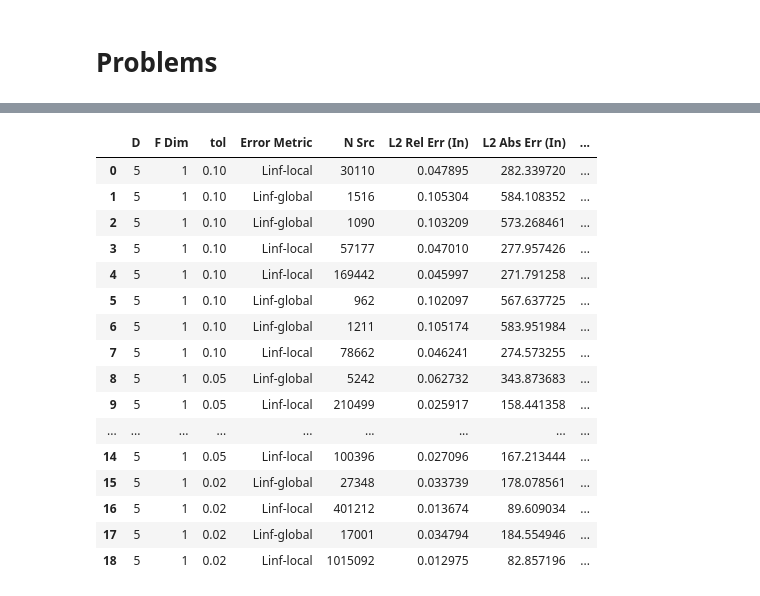
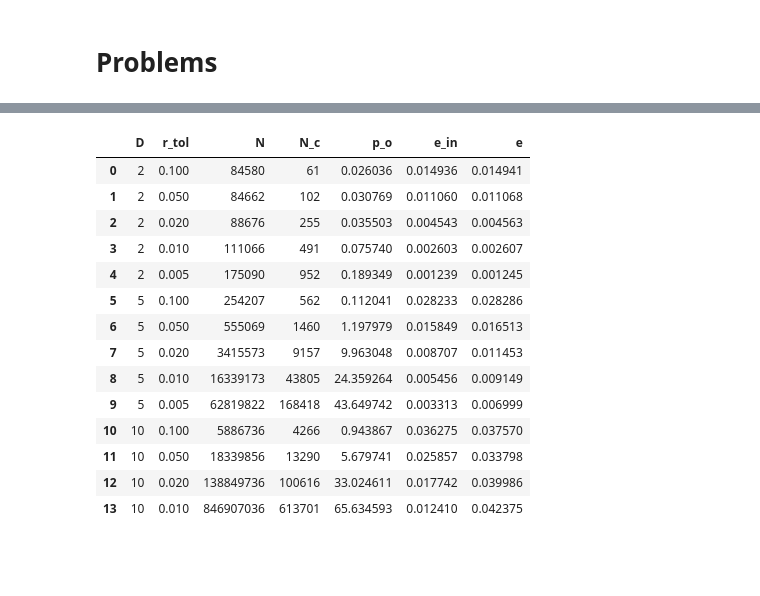
Before and after one commit to ut-padas/affini, a Jupyter notebook: ics26_eda.ipynb, the cells around one changed output, grey strips where cells are left out. Saved outputs shown, nothing was run; the diff lists cells and outputs as text; code cells hidden in the pictures; blank space fills up the shorter version.

```diff
--- a/ics26_eda.ipynb
+++ b/ics26_eda.ipynb
@@ -185,7 +183,7 @@ def plot_percentage_metrics(df, dim_col="dim"):
 # %% [markdown]
 # Problems
 # %%
-prob_dir = ICS26_DIR / "ics_rosenbrock_n_min_per_cluster"
+prob_dir = ICS26_DIR / "ics_anisotropic_quadratic"
 csv_path = prob_dir / "summary.csv"
 
 df_problem = pd.read_csv(csv_path)
@@ -245,56 +243,53 @@ else:
 # %%
 def get_renamed_df(df):
     rename_cols = {
         "dim": "D",
-        "f_dim": "F Dim",
-        "tol": "tol",
-        "ERROR_METRIC": "Error Metric",
-        "n_clusters": "N Src",
-        "in_l2_relative_error": "L2 Rel Err (In)",
-        "in_l2_abs_error": "L2 Abs Err (In)",
-        "in_ptwise_max_rel_error_linf": "Ptwise Max Rel L-inf Err (In)",
-        "in_ptwise_median_rel_error_linf": "Ptwise Median Rel L-inf Err (In)",
-        "out_l2_relative_error": "L2 Rel Err (Out)",
-        "out_l2_abs_error": "L2 Abs Err (Out)",
-        "out_ptwise_max_rel_error_linf": "Ptwise Max Rel L-inf Err (Out)",
-        "out_ptwise_median_rel_error_linf": "Ptwise Median Rel L-inf Err (Out)",
-        "perct_out": "% Out",
-        "perct_in_good": "% In-Good",
-        "perct_in_bad": "% In-Bad",
-        "n_out": "N Out",
-        "all_l2_relative_error": "L2 Rel Err (All)",
-        "all_l2_abs_error": "L2 Abs Err (All)",
-        "all_ptwise_max_rel_error_linf": "Ptwise Max Rel L-inf Err (All)",
-        "all_ptwise_median_rel_error_linf": "Ptwise Median Rel L-inf Err (All)",
-        "N_INIT_CLUSTERS": "Init Clusters",
-        "N_MIN_PER_CLUSTER": "Min Per Cluster",
-        "n_train": "N Train",
-        "n_test": "N Test",
-        "num_generated_pts": "N Generated Pts",
-        "total_f_evals": "Total F Evals",
+        "tol": "r_tol",
+        "total_f_evals": "N",
+        "n_clusters": "N_c",
+        "perct_out": "p_o",
+        "in_l2_relative_error": "e_in",
+        "all_l2_relative_error": "e",
+        # "perct_in_good": "% In-Good",
+        # "perct_in_bad": "% In-Bad",
+        # "in_ptwise_max_rel_error_linf": "Ptwise Max Rel L-inf Err (In)",
+        # "in_ptwise_median_rel_error_linf": "Ptwise Median Rel L-inf Err (In)",
+        # "out_l2_relative_error": "L2 Rel Err (Out)",
+        # "in_l2_abs_error": "L2 Abs Err (In)",
+        # "out_l2_abs_error": "L2 Abs Err (Out)",
+        # "out_ptwise_max_rel_error_linf": "Ptwise Max Rel L-inf Err (Out)",
+        # "out_ptwise_median_rel_error_linf": "Ptwise Median Rel L-inf Err (Out)",
+        # "n_out": "N Out",
+        # "ERROR_METRIC": "Error Metric",
+        # "all_l2_abs_error": "L2 Abs Err (All)",
+        # "all_ptwise_max_rel_error_linf": "Ptwise Max Rel L-inf Err (All)",
+        # "all_ptwise_median_rel_error_linf": "Ptwise Median Rel L-inf Err (All)",
+        # "N_INIT_CLUSTERS": "Init Clusters",
+        # "N_MIN_PER_CLUSTER": "Min Per Cluster",
+        # "n_train": "N Train",
+        # "n_test": "N Test",
+        # "num_generated_pts": "N Generated Pts",
     }
     df_renamed = df.rename(columns=rename_cols)[list(rename_cols.values())]
     return df_renamed
 
 
 # if "hessian_estimation" in prob_dir.name:
 display(get_renamed_df(df_problem))
-# get_renamed_df(df_problem).to_clipboard(index=False)
+get_renamed_df(df_problem).to_clipboard(index=False)
 # %% [output]
-|  | D | F Dim | tol | Error Metric | N Src | L2 Rel Err (In) | L2 Abs Err (In) | ... |
-| 0 | 5 | 1 | 0.10 | Linf-local | 30110 | 0.047895 | 282.339720 | ... |
-| 1 | 5 | 1 | 0.10 | Linf-global | 1516 | 0.105304 | 584.108352 | ... |
-| 2 | 5 | 1 | 0.10 | Linf-global | 1090 | 0.103209 | 573.268461 | ... |
-| 3 | 5 | 1 | 0.10 | Linf-local | 57177 | 0.047010 | 277.957426 | ... |
-| 4 | 5 | 1 | 0.10 | Linf-local | 169442 | 0.045997 | 271.791258 | ... |
-| 5 | 5 | 1 | 0.10 | Linf-global | 962 | 0.102097 | 567.637725 | ... |
-| 6 | 5 | 1 | 0.10 | Linf-global | 1211 | 0.105174 | 583.951984 | ... |
-| 7 | 5 | 1 | 0.10 | Linf-local | 78662 | 0.046241 | 274.573255 | ... |
-| 8 | 5 | 1 | 0.05 | Linf-global | 5242 | 0.062732 | 343.873683 | ... |
-| 9 | 5 | 1 | 0.05 | Linf-local | 210499 | 0.025917 | 158.441358 | ... |
-| ... | ... | ... | ... | ... | ... | ... | ... | ... |
-| 14 | 5 | 1 | 0.05 | Linf-local | 100396 | 0.027096 | 167.213444 | ... |
-| 15 | 5 | 1 | 0.02 | Linf-global | 27348 | 0.033739 | 178.078561 | ... |
-| 16 | 5 | 1 | 0.02 | Linf-local | 401212 | 0.013674 | 89.609034 | ... |
-| 17 | 5 | 1 | 0.02 | Linf-global | 17001 | 0.034794 | 184.554946 | ... |
-| 18 | 5 | 1 | 0.02 | Linf-local | 1015092 | 0.012975 | 82.857196 | ... |
+|  | D | r_tol | N | N_c | p_o | e_in | e |
+| 0 | 2 | 0.100 | 84580 | 61 | 0.026036 | 0.014936 | 0.014941 |
+| 1 | 2 | 0.050 | 84662 | 102 | 0.030769 | 0.011060 | 0.011068 |
+| 2 | 2 | 0.020 | 88676 | 255 | 0.035503 | 0.004543 | 0.004563 |
+| 3 | 2 | 0.010 | 111066 | 491 | 0.075740 | 0.002603 | 0.002607 |
+| 4 | 2 | 0.005 | 175090 | 952 | 0.189349 | 0.001239 | 0.001245 |
+| 5 | 5 | 0.100 | 254207 | 562 | 0.112041 | 0.028233 | 0.028286 |
+| 6 | 5 | 0.050 | 555069 | 1460 | 1.197979 | 0.015849 | 0.016513 |
+| 7 | 5 | 0.020 | 3415573 | 9157 | 9.963048 | 0.008707 | 0.011453 |
+| 8 | 5 | 0.010 | 16339173 | 43805 | 24.359264 | 0.005456 | 0.009149 |
+| 9 | 5 | 0.005 | 62819822 | 168418 | 43.649742 | 0.003313 | 0.006999 |
+| 10 | 10 | 0.100 | 5886736 | 4266 | 0.943867 | 0.036275 | 0.037570 |
+| 11 | 10 | 0.050 | 18339856 | 13290 | 5.679741 | 0.025857 | 0.033798 |
+| 12 | 10 | 0.020 | 138849736 | 100616 | 33.024611 | 0.017742 | 0.039986 |
+| 13 | 10 | 0.010 | 846907036 | 613701 | 65.634593 | 0.012410 | 0.042375 |
```
Also changed, not shown: parts of 7 cells of this notebook.
